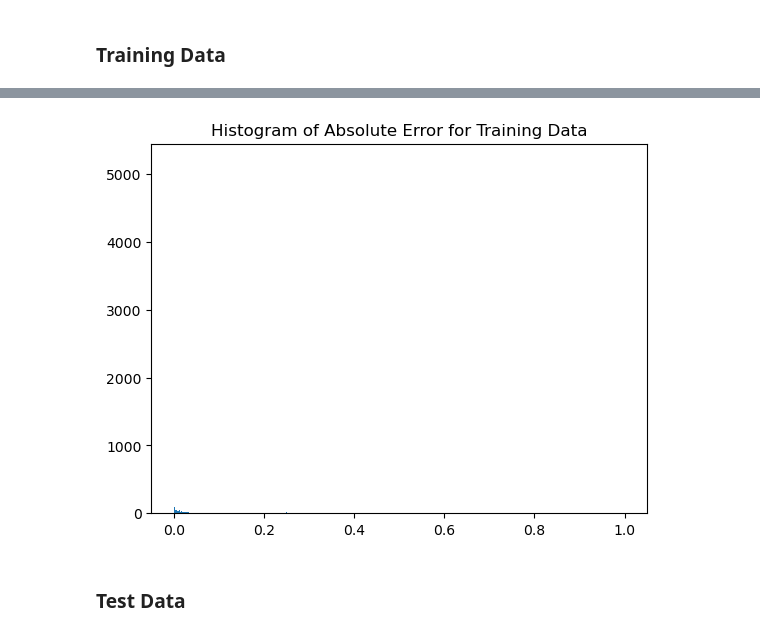
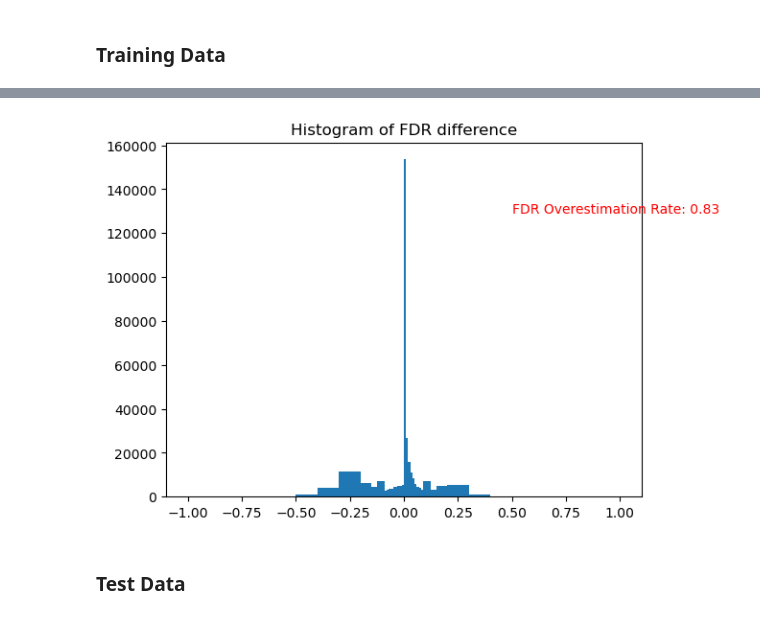
Before and after one commit to ArnauVilella/Deep-T-Rex, a Jupyter notebook: prediction_estimator.ipynb, the cells around one changed output, grey strips where cells are left out. Saved outputs shown, nothing was run; the diff lists cells and outputs as text; code cells hidden in the pictures.

```diff
--- a/prediction_estimator.ipynb
+++ b/prediction_estimator.ipynb
@@ -259,9 +227,16 @@ plt.show()
-# %%
-plt.hist(np.abs(np.array(train_loader_v) - np.array(train_infer_v)), bins='auto')
-plt.title("Histogram of Absolute Error for Training Data")
-plt.show()
-# %% [output]
-[figure, removed]
+# %%
+bin_edges = [-1.001, -0.90, -0.80, -0.70, -0.60, -0.50, -0.40, -0.30, -0.20, -0.15, -0.125, -0.09 , -0.08 , -0.07, -0.06, -0.05, -0.04, -0.03, -0.02, -0.01, -0.0001,
+             0, 0.0001, 0.01, 0.02, 0.03, 0.04, 0.05, 0.06, 0.07, 0.08 , 0.09 , 0.125, 0.15, 0.20, 0.30, 0.40, 0.50, 0.60, 0.70, 0.80, 0.90, 1.001]
+plt.hist(FDR_diff, bins=bin_edges)
+plt.title("Histogram of FDR difference")
+
+# Add FDR overestimation rate as text
+plt.text(0.5, plt.ylim()[1] * 0.8, f"FDR Overestimation Rate: {FDR_overestimation_rate:.2f}", fontsize=10, color='red')
+
+# Show the plot
+plt.show()
+# %% [output]
+[figure, added]
 # %% [markdown]
 ### Test Data
 # %%
```
Also changed, not shown: parts of 21 cells of this notebook.
